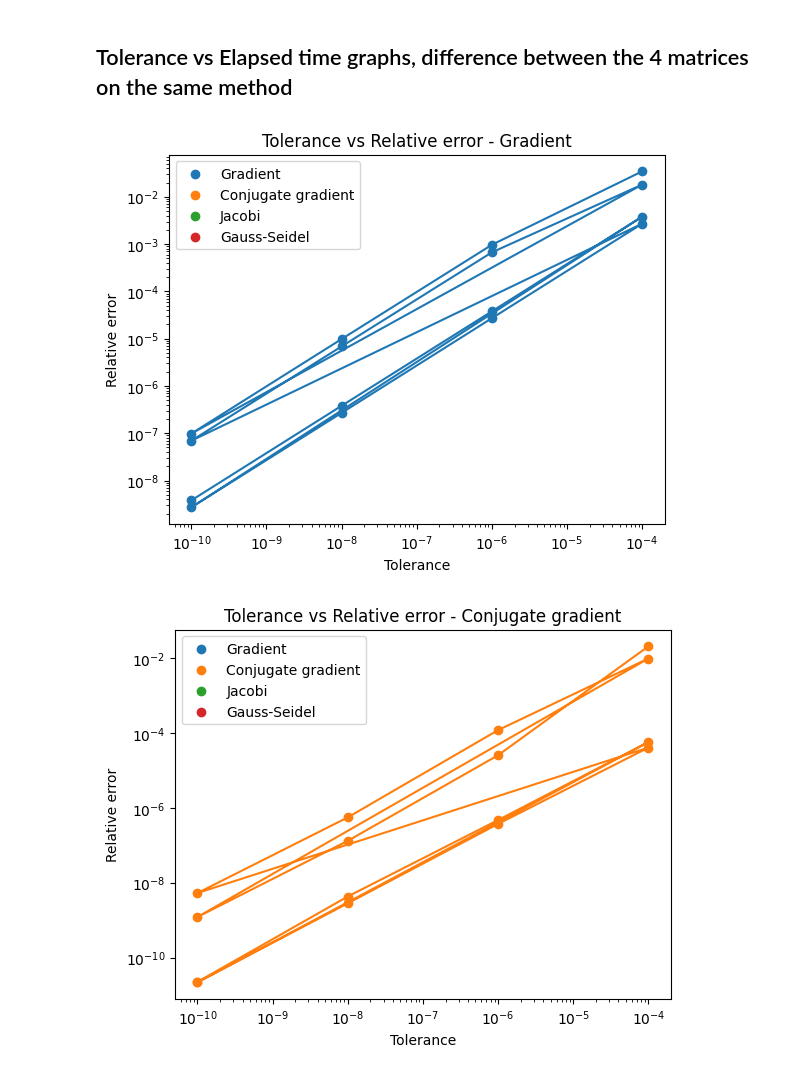
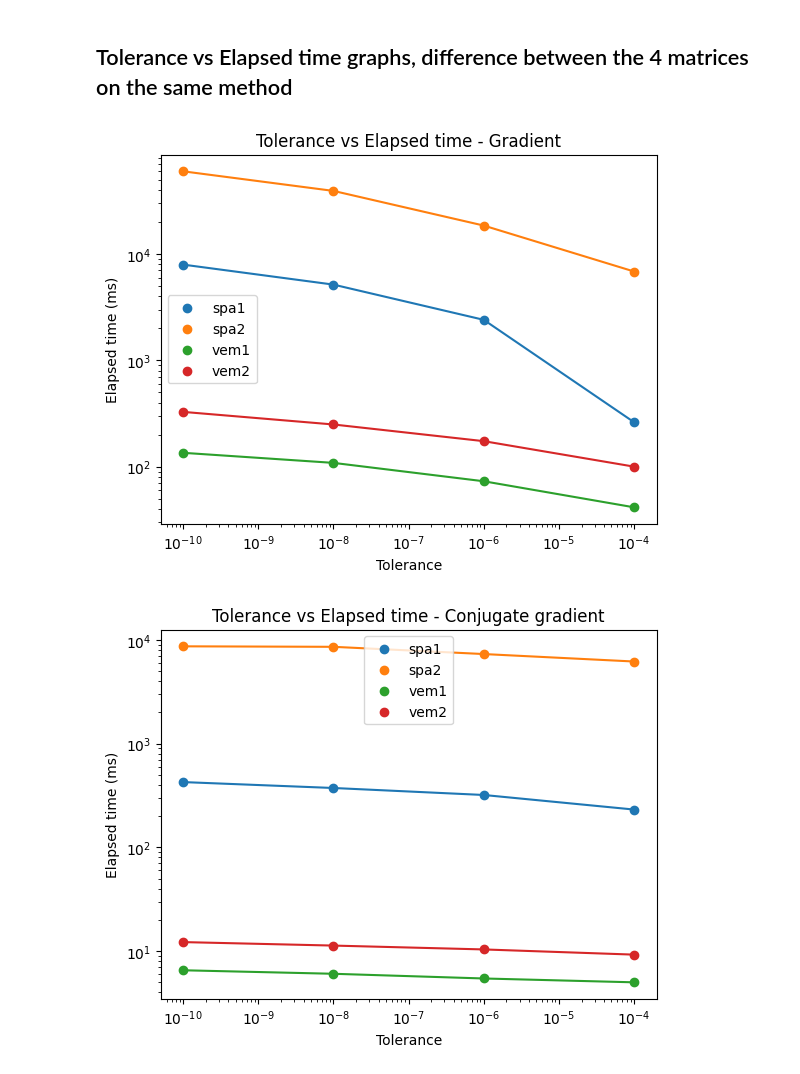
Before and after one commit to gabrielecanesi/iterative-solver, a Jupyter notebook: scripts/Graphs.ipynb, the cells around one changed output. Drawn from its saved outputs; the diff is of its cells as text; code cells hidden in the pictures.

```diff
--- a/scripts/Graphs.ipynb
+++ b/scripts/Graphs.ipynb
@@ -5,6 +5,8 @@ import pandas as pd
 import numpy as np
 import matplotlib.pyplot as plt
 from math import log
+
+df = pd.read_csv('results.csv')
 # %%
 def plot_matrix_data(df, key1, key2, value1, value2, plt_label, xName, yName, xLabel=None, yLabel=None):
     plt.xlabel(xLabel if xLabel is not None else xName)
@@ -51,7 +53,7 @@ multi_plots(df, 'method', 'matrix_name', 'Tolerance vs Relative error', 'toleran
 # %% [markdown]
 ## Tolerance vs Elapsed time graphs, difference between the 4 matrices on the same method
 # %%
-multi_plots(df, 'method', 'matrix_name', 'Tolerance vs Elapsed time', 'tolerance', 'elapsed_ms', 'Tolerance', 'Relative error')
+multi_plots(df, 'method', 'matrix_name', 'Tolerance vs Elapsed time', 'tolerance', 'elapsed_ms', 'Tolerance', 'Elapsed time (ms)')
 # %% [output]
-[figure, old version]
+[figure, new version]
-[figure, old version]
+[figure, new version]
```
Also changed, not shown: parts of 1 cell of this notebook.
